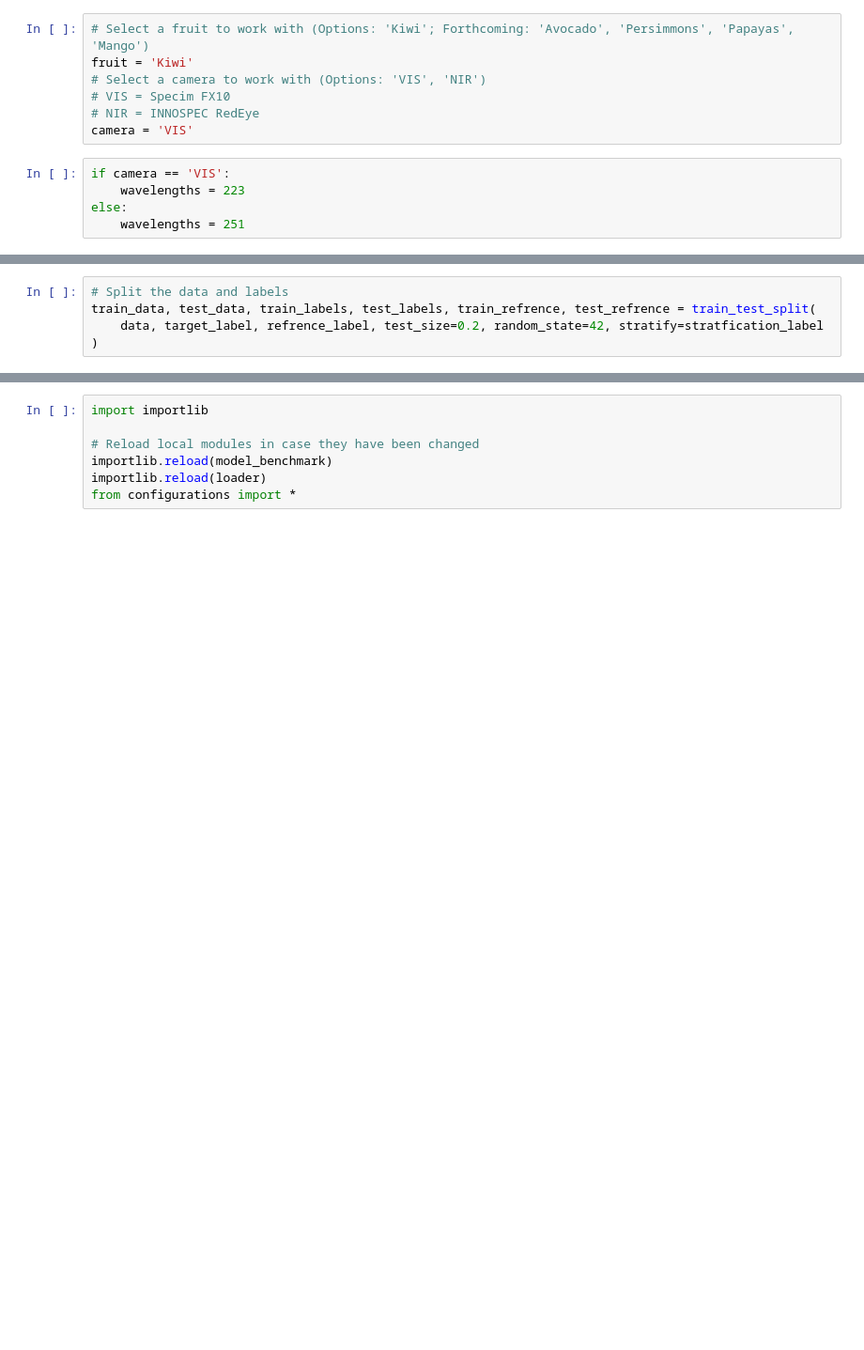
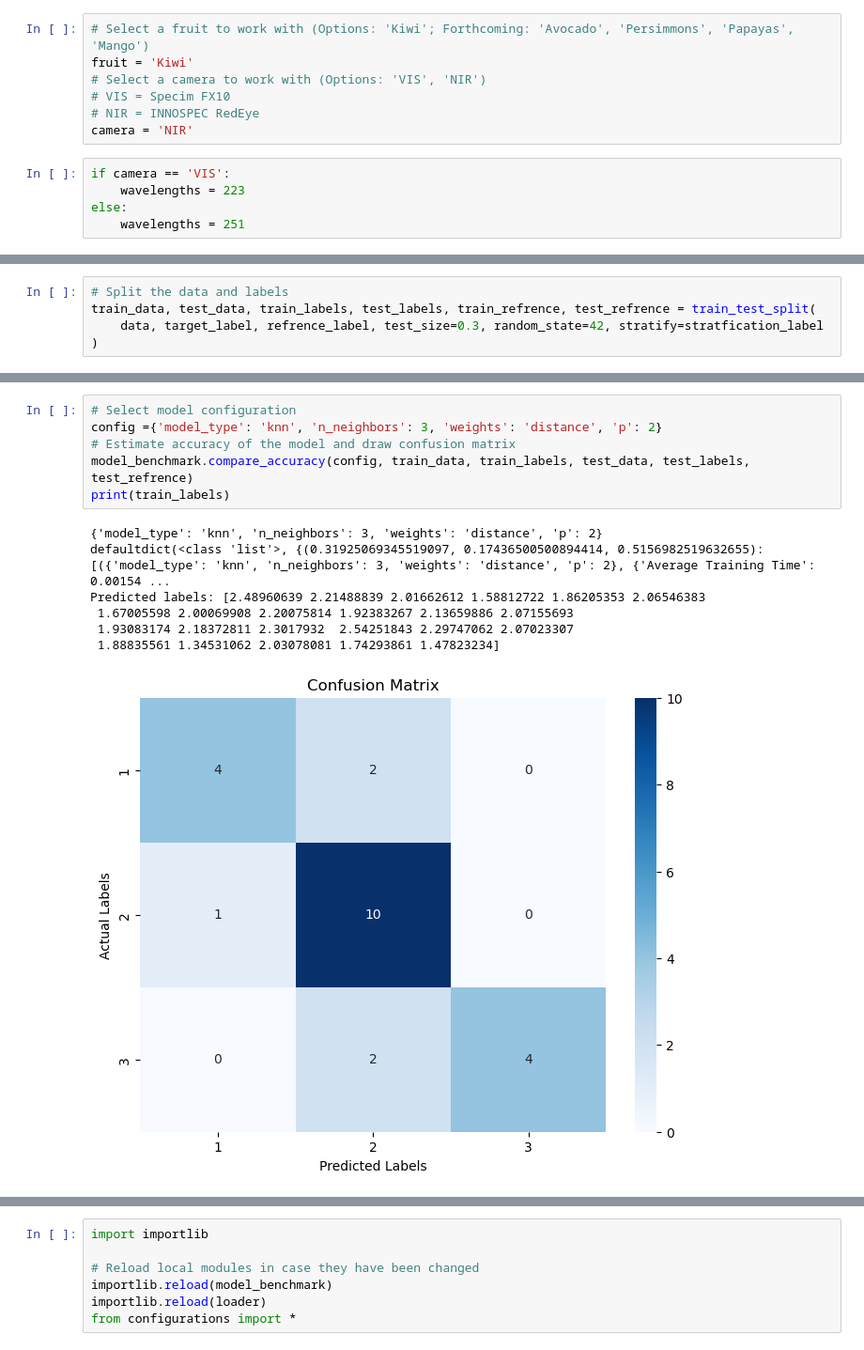
Before and after one commit to LukasKunzke/ML-Based-Produce-Ripeness-Prediction-Using-Hyperspectral-Imaging, a Jupyter notebook: src/deepfruits_json_processing.ipynb, the cells around one changed output, grey strips where cells are left out. Shown: that part at 94% size. Drawn from its saved outputs; the diff is of its cells as text; blank space fills up the shorter version.

```diff
--- a/src/deepfruits_json_processing.ipynb
+++ b/src/deepfruits_json_processing.ipynb
@@ -573,7 +597,7 @@ fruit = 'Kiwi'
 # Select a camera to work with (Options: 'VIS', 'NIR')
 # VIS = Specim FX10
 # NIR = INNOSPEC RedEye
-camera = 'VIS'
+camera = 'NIR'
 # %%
 if camera == 'VIS':
     wavelengths = 223
@@ -631,7 +656,7 @@ Refrence Labels shape: (186,)
 # %%
 # Split the data and labels
 train_data, test_data, train_labels, test_labels, train_refrence, test_refrence = train_test_split(
-    data, target_label, refrence_label, test_size=0.2, random_state=42, stratify=stratfication_label
+    data, target_label, refrence_label, test_size=0.3, random_state=42, stratify=stratfication_label
 )
 # %%
 model_benchmark.process_spectral_data(train_data, train_labels,test_data, test_labels, configurations_dummy)
@@ -675,0 +706,14 @@ Average Testing Time       : 0.0006
+# %%
+# Select model configuration
+config ={'model_type': 'knn', 'n_neighbors': 3, 'weights': 'distance', 'p': 2}
+# Estimate accuracy of the model and draw confusion matrix
+model_benchmark.compare_accuracy(config, train_data, train_labels, test_data, test_labels, test_refrence)
+print(train_labels)
+# %% [output]
+{'model_type': 'knn', 'n_neighbors': 3, 'weights': 'distance', 'p': 2}
+defaultdict(<class 'list'>, {(0.31925069345519097, 0.17436500500894414, 0.5156982519632655): [({'model_type': 'knn', 'n_neighbors': 3, 'weights': 'distance', 'p': 2}, {'Average Training Time': 0.00154 ...
+Predicted labels: [2.48960639 2.21488839 2.01662612 1.58812722 1.86205353 2.06546383
+ 1.67005598 2.00069908 2.20075814 1.92383267 2.13659886 2.07155693
+ 1.93083174 2.18372811 2.3017932  2.54251843 2.29747062 2.07023307
+ 1.88835561 1.34531062 2.03078081 1.74293861 1.47823234]
+[figure, added]
```
Also changed, not shown: parts of 14 cells of this notebook, 1 other file.
